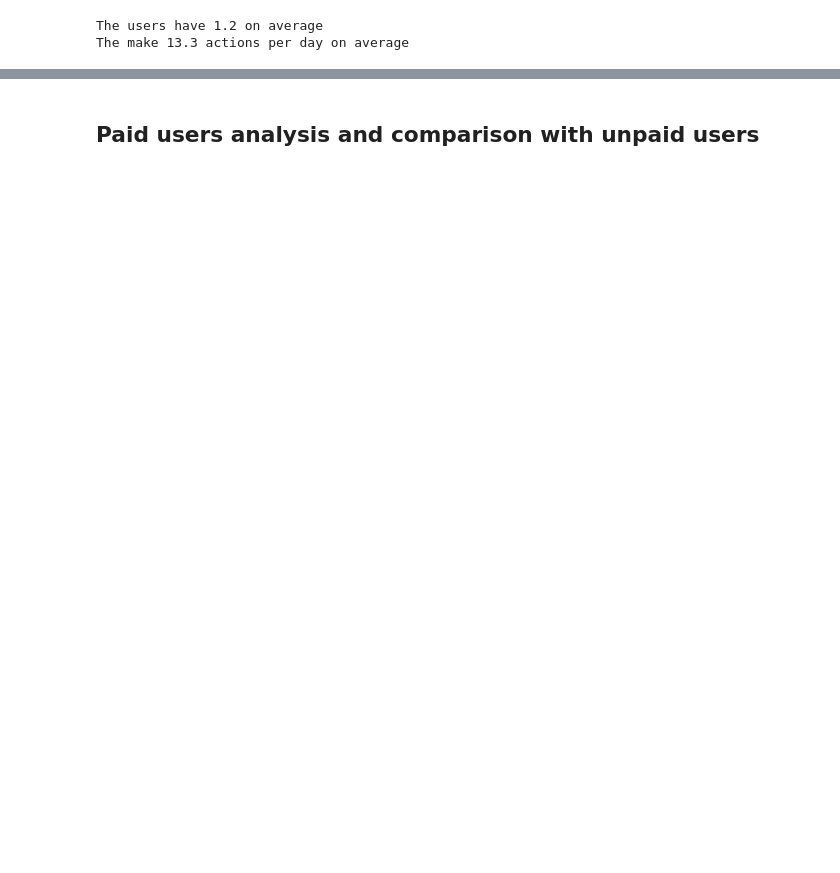
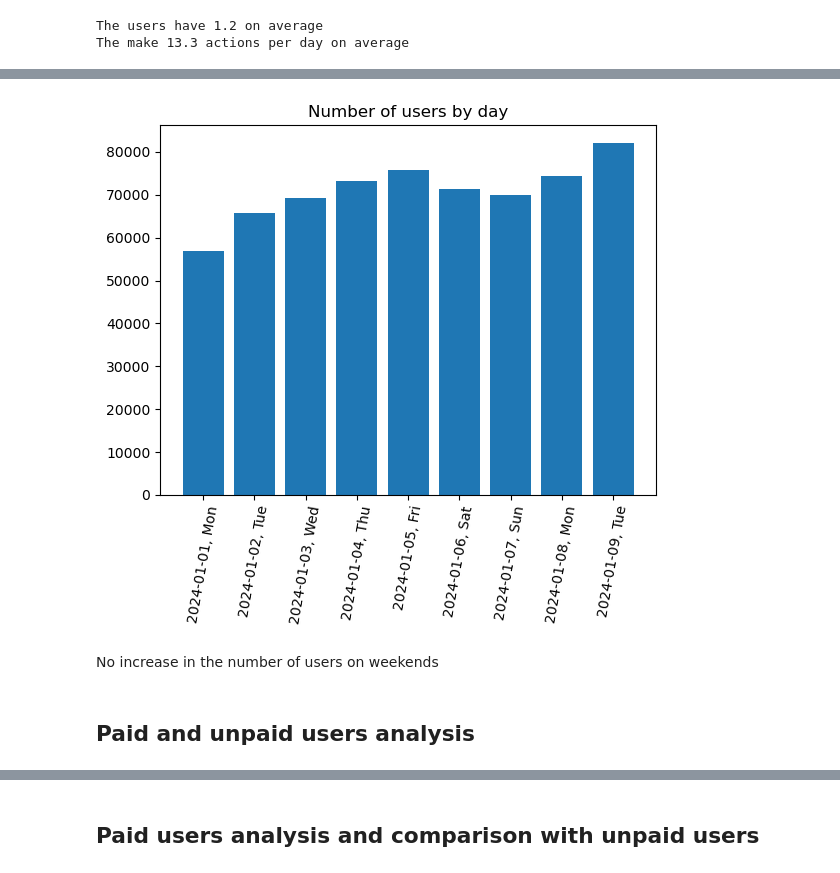
Before and after one commit to Derniska/Fine_prediction, a Jupyter notebook: working_with_polars.ipynb, the cells around one changed output, grey strips where cells are left out. Drawn from its saved outputs; the diff is of its cells as text; code cells hidden in the pictures; blank space fills up the shorter version.

```diff
--- a/working_with_polars.ipynb
+++ b/working_with_polars.ipynb
@@ -252,0 +275,35 @@ Text(0.5, 1.0, 'Distribution of events per day')
+# %%
+# Let's take a look at the distributions of sessions per weekday
+df_week = df_week.with_columns(
+    pl.col('event_datetime').dt.weekday().alias('weekday_number')
+)
+
+sessions_per_day = df_week.group_by(['day', 'weekday_number']).agg(
+    pl.col('profile_id').n_unique()
+).sort('day')
+
+sessions_per_day = sessions_per_day.with_columns(
+     pl.when(pl.col('weekday_number') == 1).then(pl.lit('Mon'))
+     .when(pl.col('weekday_number') == 2).then(pl.lit('Tue'))
+     .when(pl.col('weekday_number') == 3).then(pl.lit('Wed'))
+     .when(pl.col('weekday_number') == 4).then(pl.lit('Thu'))
+     .when(pl.col('weekday_number') == 5).then(pl.lit('Fri'))
+     .when(pl.col('weekday_number') == 6).then(pl.lit('Sat'))
+     .when(pl.col('weekday_number') == 7).then(pl.lit('Sun'))
+     .alias('weekday_name')
+)
+sessions_per_day = sessions_per_day.with_columns(
+    pl.concat_str([
+        pl.col('day'),
+        pl.lit(', '),
+        pl.col('weekday_name')
+    ]).alias('full_date')
+)
+
+plt.bar(sessions_per_day['full_date'], sessions_per_day['profile_id'])
+plt.title('Number of users by day')
+plt.xticks(rotation=80);
+# %% [output]
+[figure, added]
+# %% [markdown]
+No increase in the number of users on weekends
@@ -253,3 +312,5 @@ Text(0.5, 1.0, 'Distribution of events per day')
+# %% [markdown]
+## Paid and unpaid users analysis
 # %%
 # Let's find users who have actually paid a fine through the app
 df_paid = df_week.filter((pl.col('event_name').str.contains('Завешили оплату'))|
```
Also changed, not shown: parts of 86 cells of this notebook, 1 other file.
